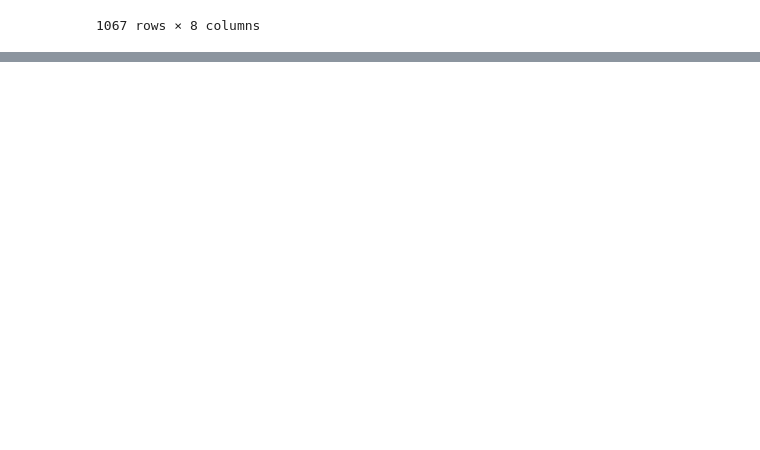
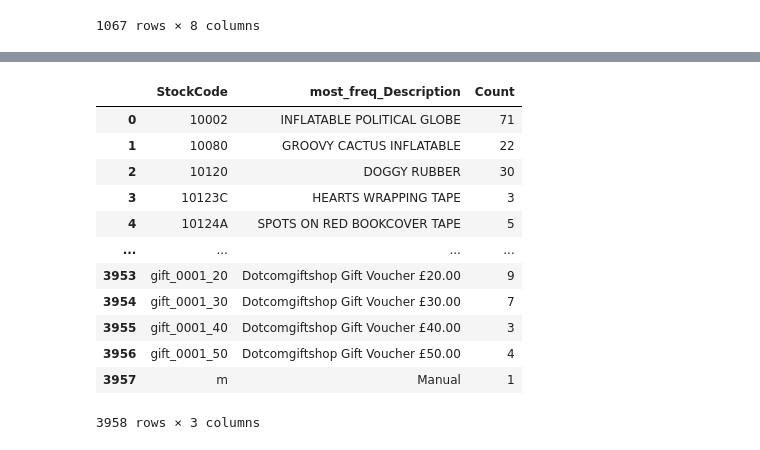
Before and after one commit to chanduka99/Retail_Data_Analysis, a Jupyter notebook: LargeScaleDataAnalysis.ipynb, the cells around one changed output, grey strips where cells are left out. Cells and saved outputs as stored; diff of their text form; code cells hidden in the pictures; blank space fills up the shorter version.

```diff
--- a/LargeScaleDataAnalysis.ipynb
+++ b/LargeScaleDataAnalysis.ipynb
@@ -196,0 +203,20 @@ most_freq
+# %%
+# merge the most freq with the df1 on column StockCode.
+most_freq.rename(columns={"Description":"most_freq_Description"},inplace=True)
+most_freq
+# df2 = df1.merge(right=most_freq,how='left',on="StockCode")
+# df2
+# %% [output]
+|  | StockCode | most_freq_Description | Count |
+| 0 | 10002 | INFLATABLE POLITICAL GLOBE | 71 |
+| 1 | 10080 | GROOVY CACTUS INFLATABLE | 22 |
+| 2 | 10120 | DOGGY RUBBER | 30 |
+| 3 | 10123C | HEARTS WRAPPING TAPE | 3 |
+| 4 | 10124A | SPOTS ON RED BOOKCOVER TAPE | 5 |
+| ... | ... | ... | ... |
+| 3953 | gift_0001_20 | Dotcomgiftshop Gift Voucher £20.00 | 9 |
+| 3954 | gift_0001_30 | Dotcomgiftshop Gift Voucher £30.00 | 7 |
+| 3955 | gift_0001_40 | Dotcomgiftshop Gift Voucher £40.00 | 3 |
+| 3956 | gift_0001_50 | Dotcomgiftshop Gift Voucher £50.00 | 4 |
+| 3957 | m | Manual | 1 |
+3958 rows × 3 columns
```
Also changed, not shown: parts of 7 cells of this notebook.
